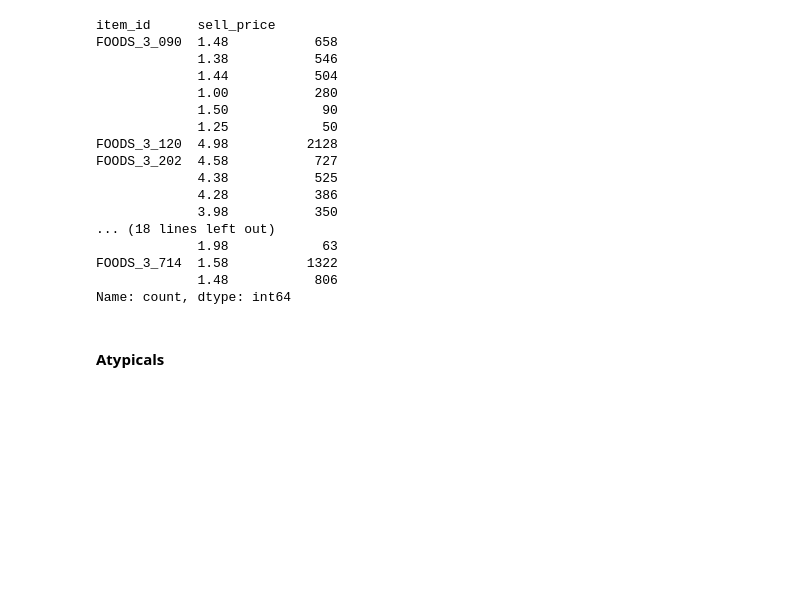
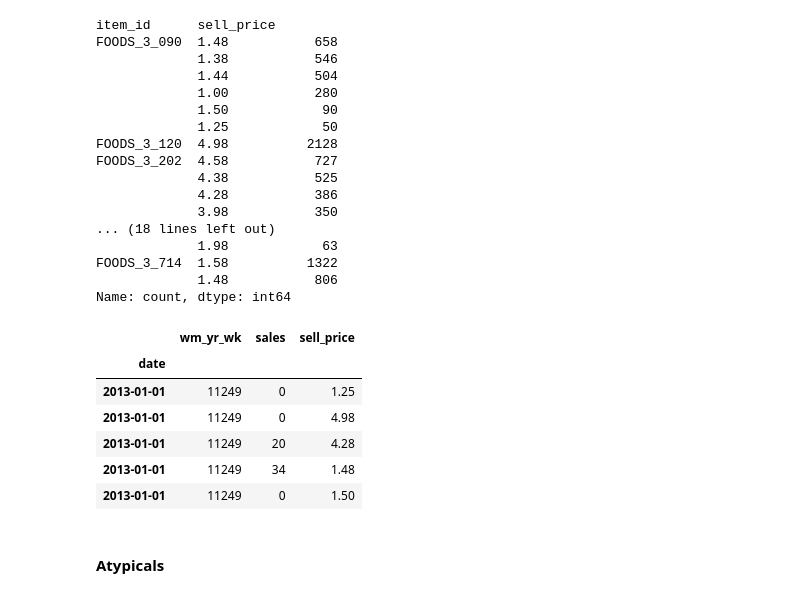
Before and after one commit to adrianriverof/Retail-Sales-Forecasting, a Jupyter notebook: 03_Notebooks/02_Development/02_Data_Quality.ipynb, the cells around one changed output. Cells and saved outputs as stored; diff of their text form; code cells hidden in the pictures; blank space fills up the shorter version.

```diff
--- a/03_Notebooks/02_Development/02_Data_Quality.ipynb
+++ b/03_Notebooks/02_Development/02_Data_Quality.ipynb
@@ -368,6 +368,16 @@ Name: count, dtype: int64
 # %%
 # drop the id we used
 num.drop(columns='item_id', inplace = True)
+# %%
+num.head()
+# %% [output]
+|  | wm_yr_wk | sales | sell_price |
+| date |  |  |  |
+| 2013-01-01 | 11249 | 0 | 1.25 |
+| 2013-01-01 | 11249 | 0 | 4.98 |
+| 2013-01-01 | 11249 | 20 | 4.28 |
+| 2013-01-01 | 11249 | 34 | 1.48 |
+| 2013-01-01 | 11249 | 0 | 1.50 |
 # %% [markdown]
 #### Atypicals
 # %%
```
Also changed, not shown: 1 other file.
